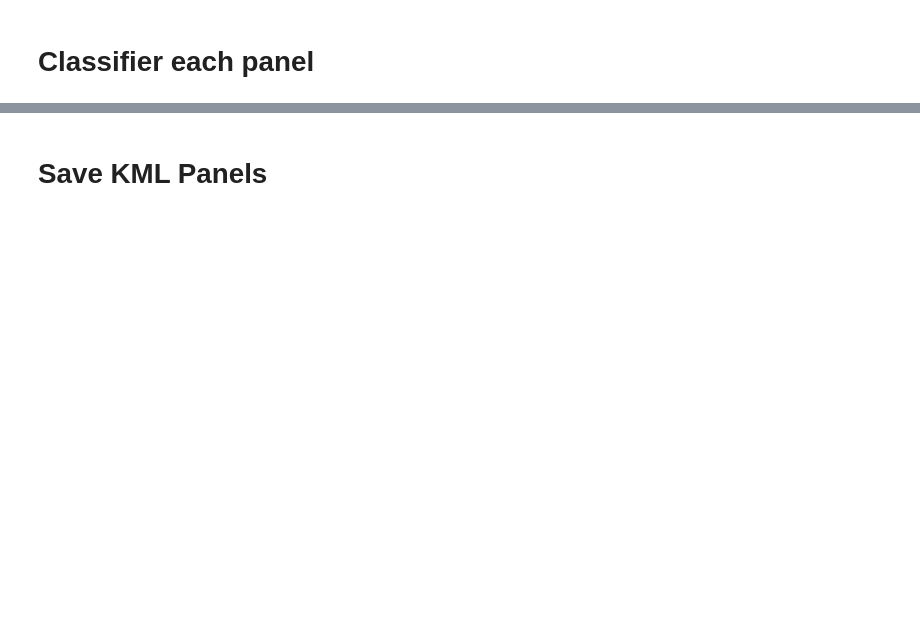
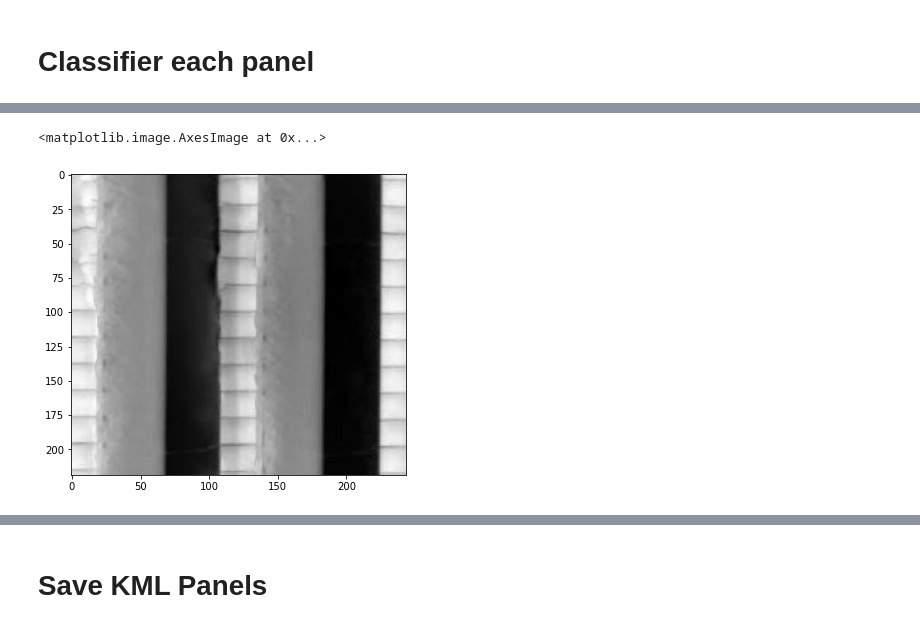
Before and after one commit to RentadroneCL/Photovoltaic_Fault_Detector, a Jupyter notebook: GPS_Panel/ClassifierPanel_KML.ipynb, the cells around one changed output, grey strips where cells are left out. Saved outputs shown, nothing was run; the diff lists cells and outputs as text; code cells hidden in the pictures; blank space fills up the shorter version.

```diff
--- a/GPS_Panel/ClassifierPanel_KML.ipynb
+++ b/GPS_Panel/ClassifierPanel_KML.ipynb
@@ -61,0 +91,12 @@ panel
+# %%
+epsilon = 100
+matrix_expand_bounds = [[-epsilon, -epsilon],[+epsilon, -epsilon], [+epsilon, +epsilon], [-epsilon, +epsilon]]
+
+
+panel = string['panels']['29']
+Points =  Utils.gps2pixel(panel['points'], geot_T) + matrix_expand_bounds
+plt.figure(figsize=(6, 6))
+plt.imshow(GR_T.raster.data[0,Points[0][1] : Points[2][1], Points[0][0]: Points[2][0]],cmap = 'gray')
+# %% [output]
+<matplotlib.image.AxesImage at 0x...>
+[figure, added]
```
Also changed, not shown: parts of 10 cells of this notebook, 5 other files.
